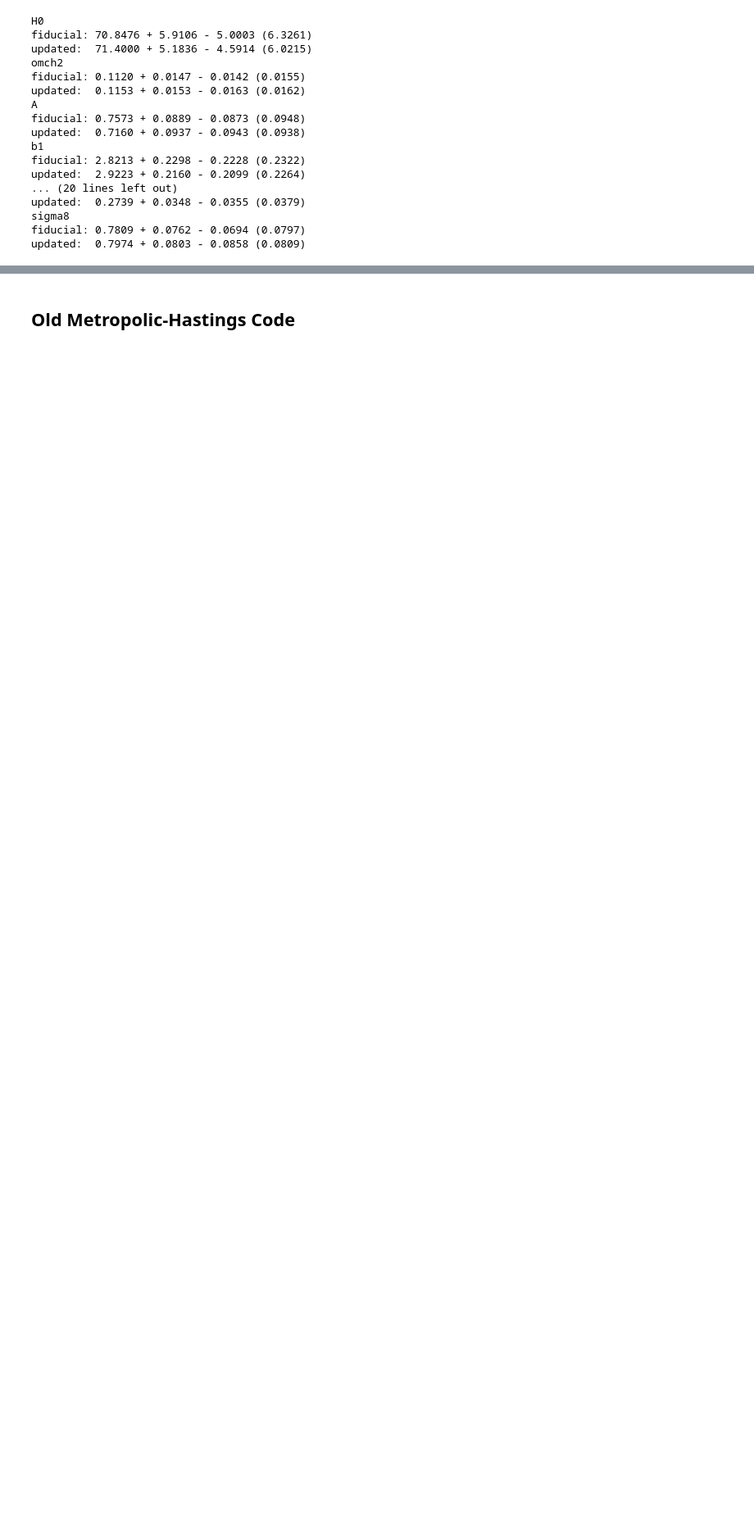
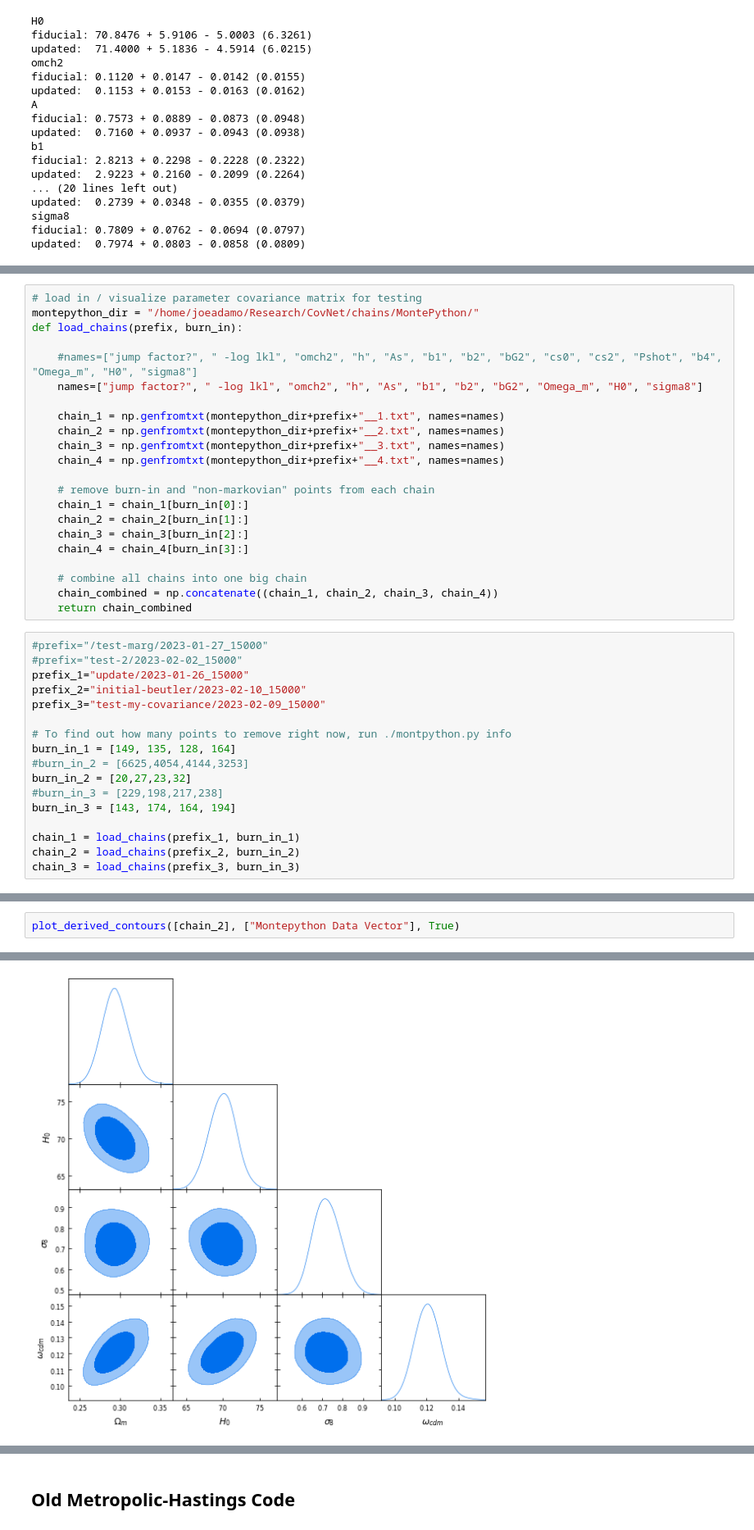
Before and after one commit to jadamo/CovNet, a Jupyter notebook: notebooks/Likelihood.ipynb, the cells around one changed output, grey strips where cells are left out. Shown at 82% size. Cells and saved outputs as stored; diff of their text form; blank space fills up the shorter version.

```diff
--- a/notebooks/Likelihood.ipynb
+++ b/notebooks/Likelihood.ipynb
@@ -262,0 +266,39 @@ standard deviation shift = 1.41%
+# %%
+# load in / visualize parameter covariance matrix for testing
+montepython_dir = "/home/joeadamo/Research/CovNet/chains/MontePython/"
+def load_chains(prefix, burn_in):
+
+    #names=["jump factor?", " -log lkl", "omch2", "h", "As", "b1", "b2", "bG2", "cs0", "cs2", "Pshot", "b4", "Omega_m", "H0", "sigma8"]
+    names=["jump factor?", " -log lkl", "omch2", "h", "As", "b1", "b2", "bG2", "Omega_m", "H0", "sigma8"]
+
+    chain_1 = np.genfromtxt(montepython_dir+prefix+"__1.txt", names=names)
+    chain_2 = np.genfromtxt(montepython_dir+prefix+"__2.txt", names=names)
+    chain_3 = np.genfromtxt(montepython_dir+prefix+"__3.txt", names=names)
+    chain_4 = np.genfromtxt(montepython_dir+prefix+"__4.txt", names=names)
+
+    # remove burn-in and "non-markovian" points from each chain
+    chain_1 = chain_1[burn_in[0]:]
+    chain_2 = chain_2[burn_in[1]:]
+    chain_3 = chain_3[burn_in[2]:]
+    chain_4 = chain_4[burn_in[3]:]
+
+    # combine all chains into one big chain
+    chain_combined = np.concatenate((chain_1, chain_2, chain_3, chain_4))
+    return chain_combined
+# %%
+#prefix="/test-marg/2023-01-27_15000"
+#prefix="test-2/2023-02-02_15000"
+prefix_1="update/2023-01-26_15000"
+prefix_2="initial-beutler/2023-02-10_15000"
+prefix_3="test-my-covariance/2023-02-09_15000"
+
+# To find out how many points to remove right now, run ./montpython.py info
+burn_in_1 = [149, 135, 128, 164]
+#burn_in_2 = [6625,4054,4144,3253]
+burn_in_2 = [20,27,23,32]
+#burn_in_3 = [229,198,217,238]
+burn_in_3 = [143, 174, 164, 194]
+
+chain_1 = load_chains(prefix_1, burn_in_1)
+chain_2 = load_chains(prefix_2, burn_in_2)
+chain_3 = load_chains(prefix_3, burn_in_3)
@@ -262,0 +312,3 @@ standard deviation shift = 1.41%
+# %%
+plot_derived_contours([chain_2], ["Montepython Data Vector"], True)
+# %% [output]
@@ -262,0 +316 @@ standard deviation shift = 1.41%
+[figure, added]
```
Also changed, not shown: parts of 18 cells of this notebook, 5 other files.
